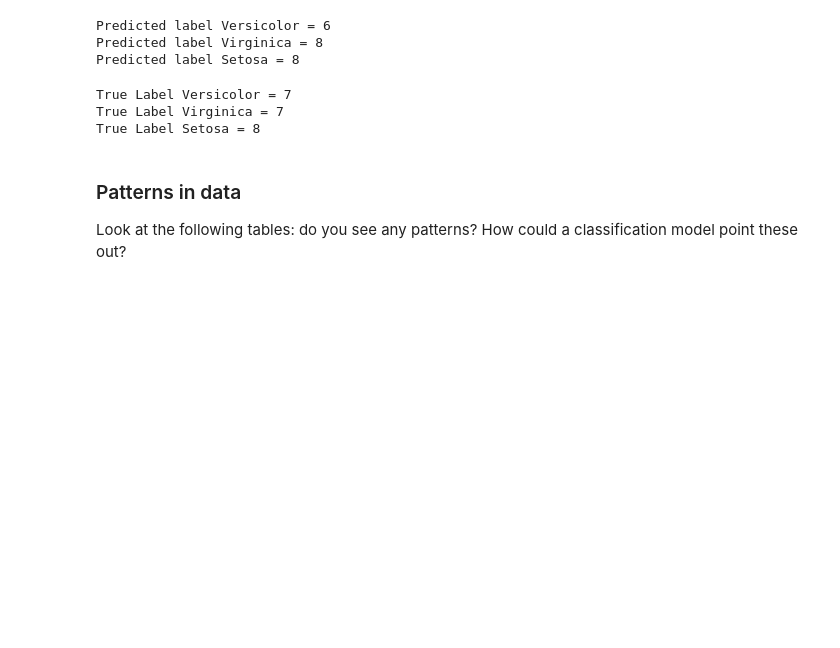
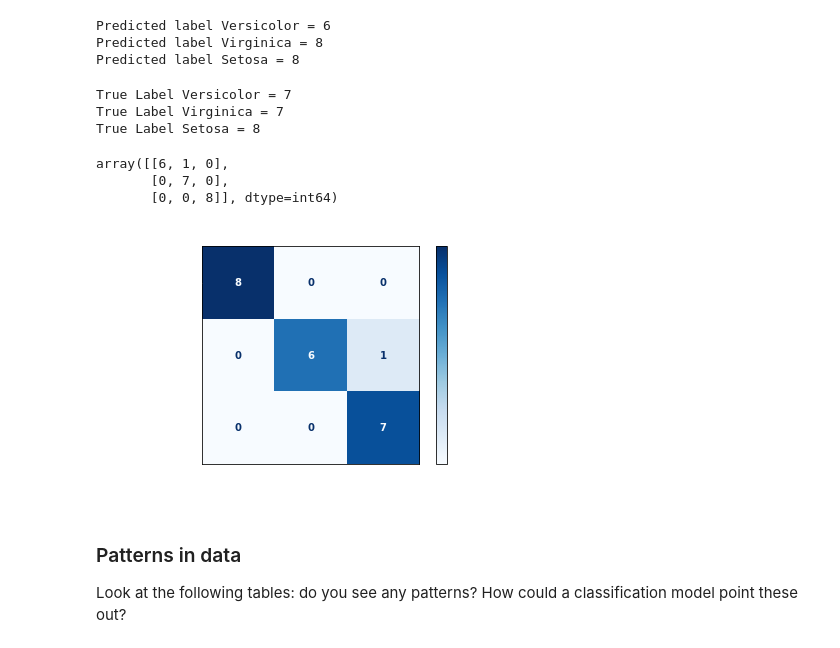
Before and after one commit to UVADS/DS-3001, a Jupyter notebook: 04_ML_Concepts_I_Foundations/ML1_inclass.ipynb, the cells around one changed output. Saved outputs shown, nothing was run; the diff lists cells and outputs as text; code cells hidden in the pictures; blank space fills up the shorter version.

Commit message:
updated by adding a confusion matrix

```diff
--- a/04_ML_Concepts_I_Foundations/ML1_inclass.ipynb
+++ b/04_ML_Concepts_I_Foundations/ML1_inclass.ipynb
@@ -110,6 +110,31 @@ print("True Label Setosa =", (y_test == 'Iris-setosa').sum())
 True Label Versicolor = 7
 True Label Virginica = 7
 True Label Setosa = 8
+# %%
+import sklearn
+
+
+sklearn.metrics.confusion_matrix(y_test, a,labels=['Iris-versicolor','Iris-virginica','Iris-setosa'], sample_weight=None, normalize=None)
+# %% [output]
+array([[6, 1, 0],
+       [0, 7, 0],
+       [0, 0, 8]], dtype=int64)
+# %%
+import matplotlib.pyplot as plt
+from sklearn.metrics import plot_confusion_matrix
+
+color = 'white'
+matrix = plot_confusion_matrix(neigh, X_test, y_test, cmap=plt.cm.Blues)
+matrix.ax_.set_title('Confusion Matrix', color=color)
+plt.xlabel('Predicted Label', color=color)
+plt.ylabel('True Label', color=color)
+plt.gcf().axes[0].tick_params(colors=color)
+plt.gcf().axes[1].tick_params(colors=color)
+plt.show()
+
+#credit: https://www.jcchouinard.com/confusion-matrix-in-scikit-learn/
+# %% [output]
+[figure, added]
 # %% [markdown]
 ### Patterns in data
 
```
